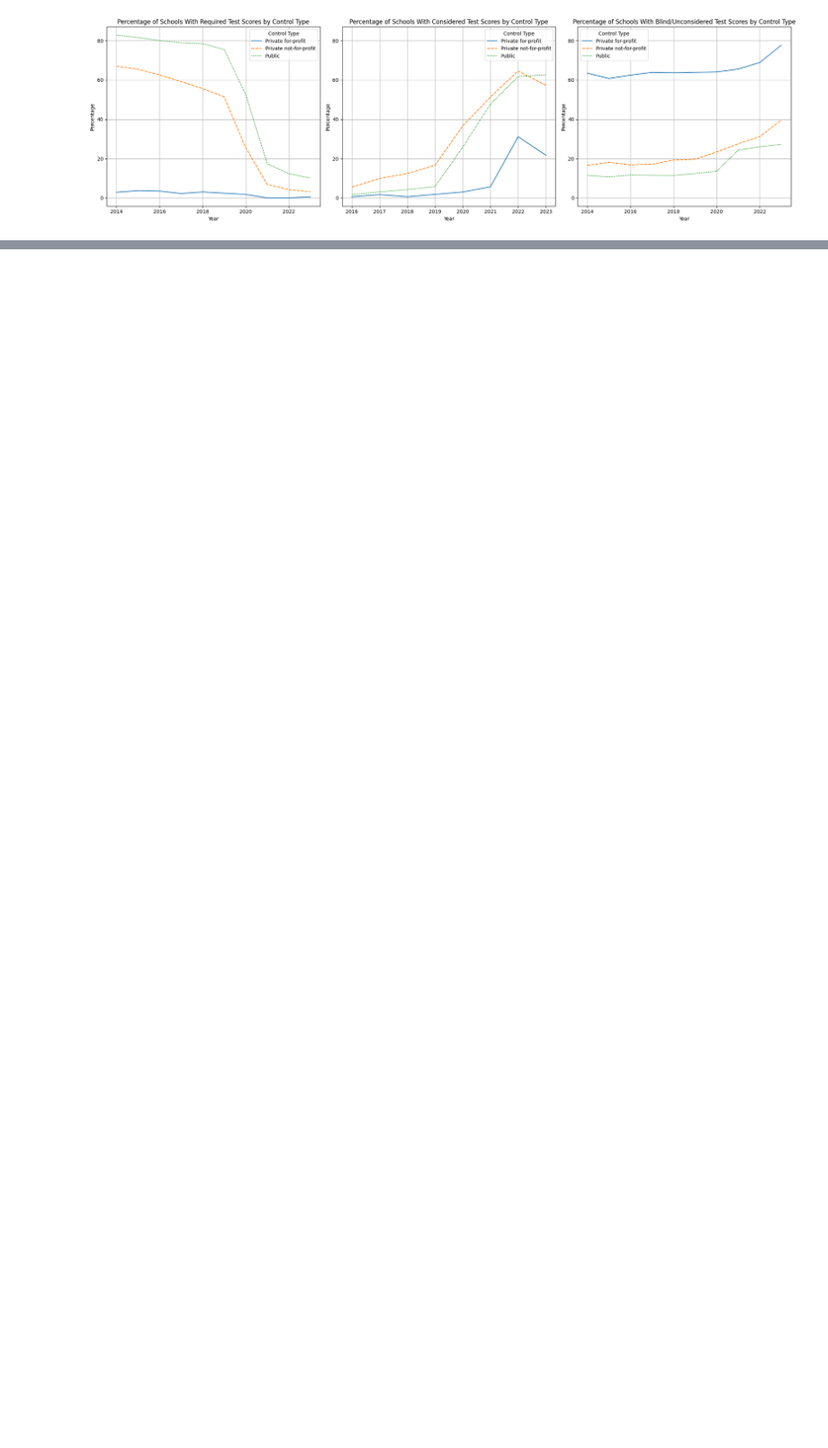
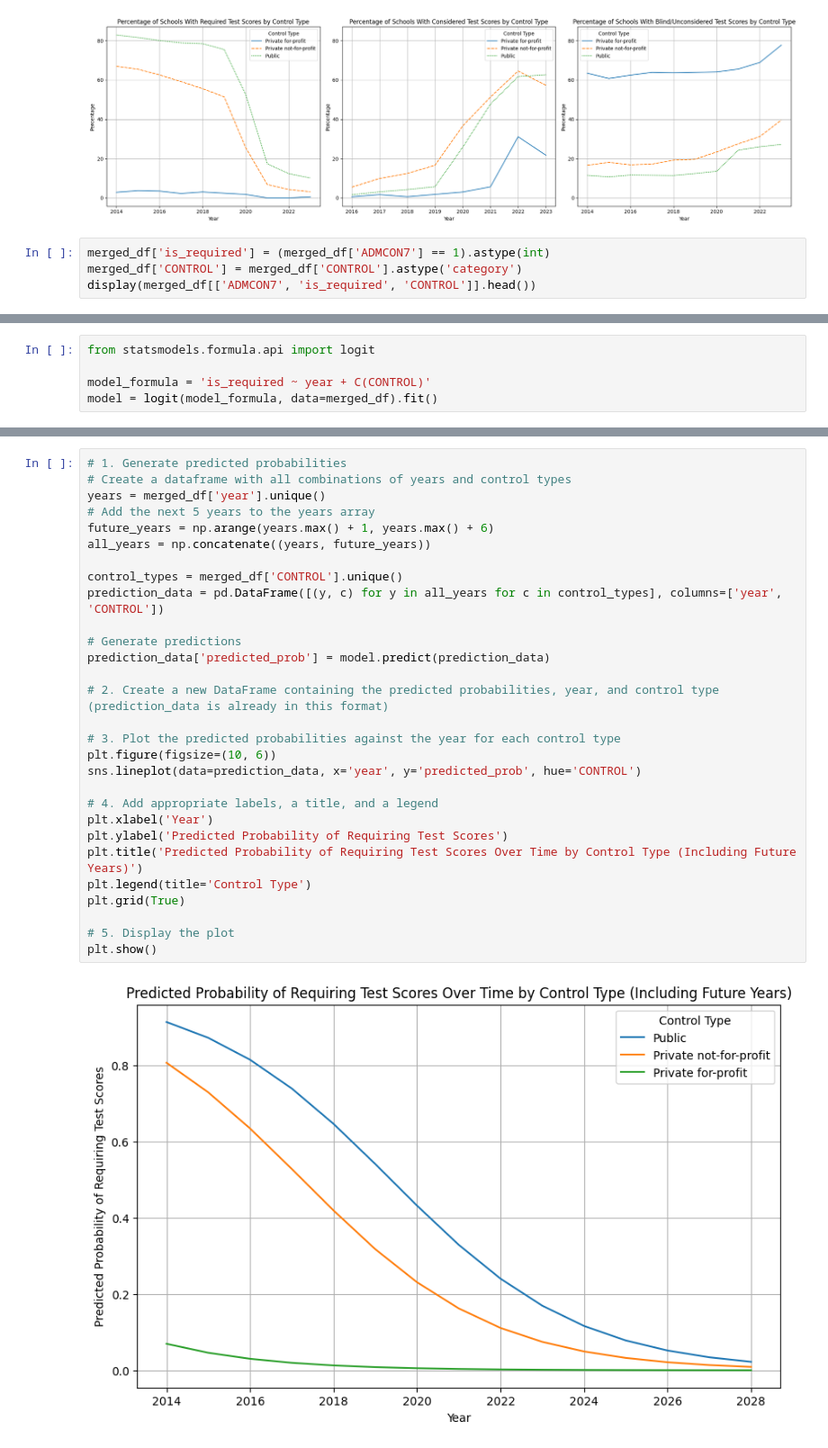
Before and after one commit to Ceerogreen/DS4002CS3, a Jupyter notebook: Scripts/descriptive_graphs2.ipynb, the cells around one changed output, grey strips where cells are left out. Shown at 90% size. Saved outputs shown, nothing was run; the diff lists cells and outputs as text; blank space fills up the shorter version.

```diff
--- a/Scripts/descriptive_graphs2.ipynb
+++ b/Scripts/descriptive_graphs2.ipynb
@@ -82,3 +82,7 @@ plt.savefig('controlXscores.png') # Save the figure as a PNG file
 plt.show()
 # %% [output]
 [figure]
+# %%
+merged_df['is_required'] = (merged_df['ADMCON7'] == 1).astype(int)
+merged_df['CONTROL'] = merged_df['CONTROL'].astype('category')
+display(merged_df[['ADMCON7', 'is_required', 'CONTROL']].head())
@@ -84,0 +96,5 @@ plt.show()
+# %%
+from statsmodels.formula.api import logit
+
+model_formula = 'is_required ~ year + C(CONTROL)'
+model = logit(model_formula, data=merged_df).fit()
@@ -84,0 +164,31 @@ plt.show()
+# %%
+# 1. Generate predicted probabilities
+# Create a dataframe with all combinations of years and control types
+years = merged_df['year'].unique()
+# Add the next 5 years to the years array
+future_years = np.arange(years.max() + 1, years.max() + 6)
+all_years = np.concatenate((years, future_years))
+
+control_types = merged_df['CONTROL'].unique()
+prediction_data = pd.DataFrame([(y, c) for y in all_years for c in control_types], columns=['year', 'CONTROL'])
+
+# Generate predictions
+prediction_data['predicted_prob'] = model.predict(prediction_data)
+
+# 2. Create a new DataFrame containing the predicted probabilities, year, and control type (prediction_data is already in this format)
+
+# 3. Plot the predicted probabilities against the year for each control type
+plt.figure(figsize=(10, 6))
+sns.lineplot(data=prediction_data, x='year', y='predicted_prob', hue='CONTROL')
+
+# 4. Add appropriate labels, a title, and a legend
+plt.xlabel('Year')
+plt.ylabel('Predicted Probability of Requiring Test Scores')
+plt.title('Predicted Probability of Requiring Test Scores Over Time by Control Type (Including Future Years)')
+plt.legend(title='Control Type')
+plt.grid(True)
+
+# 5. Display the plot
+plt.show()
+# %% [output]
+[figure, added]
```
Also changed, not shown: parts of 4 cells of this notebook.
